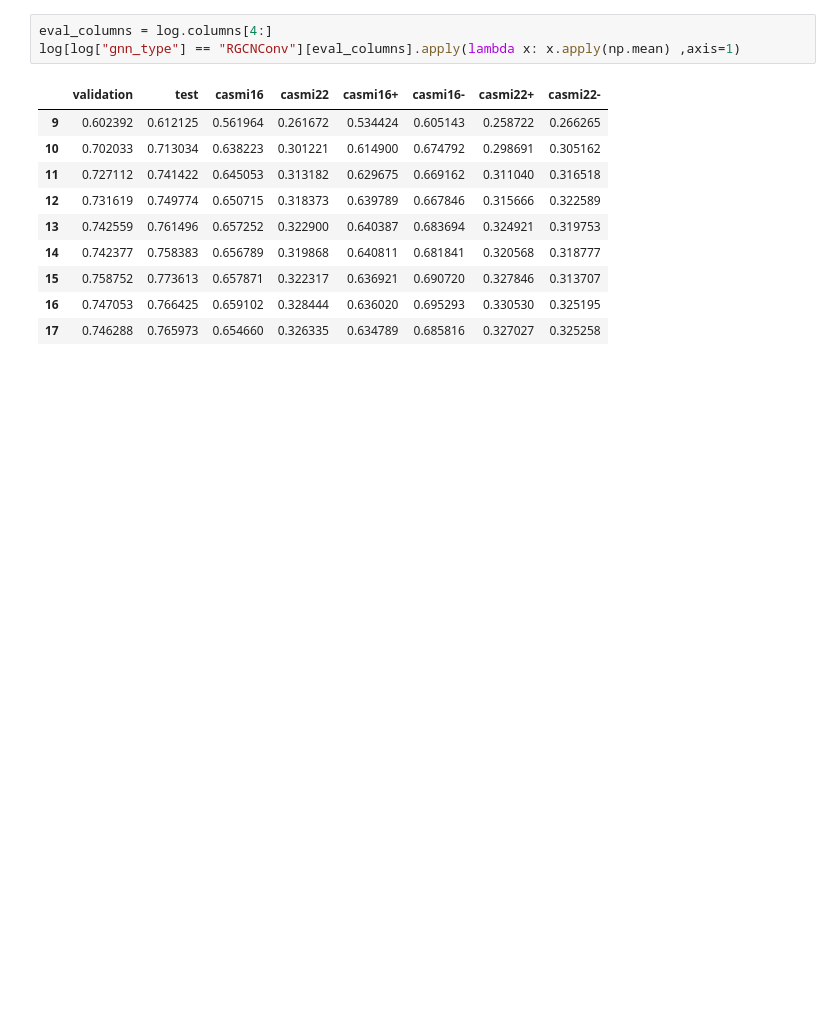
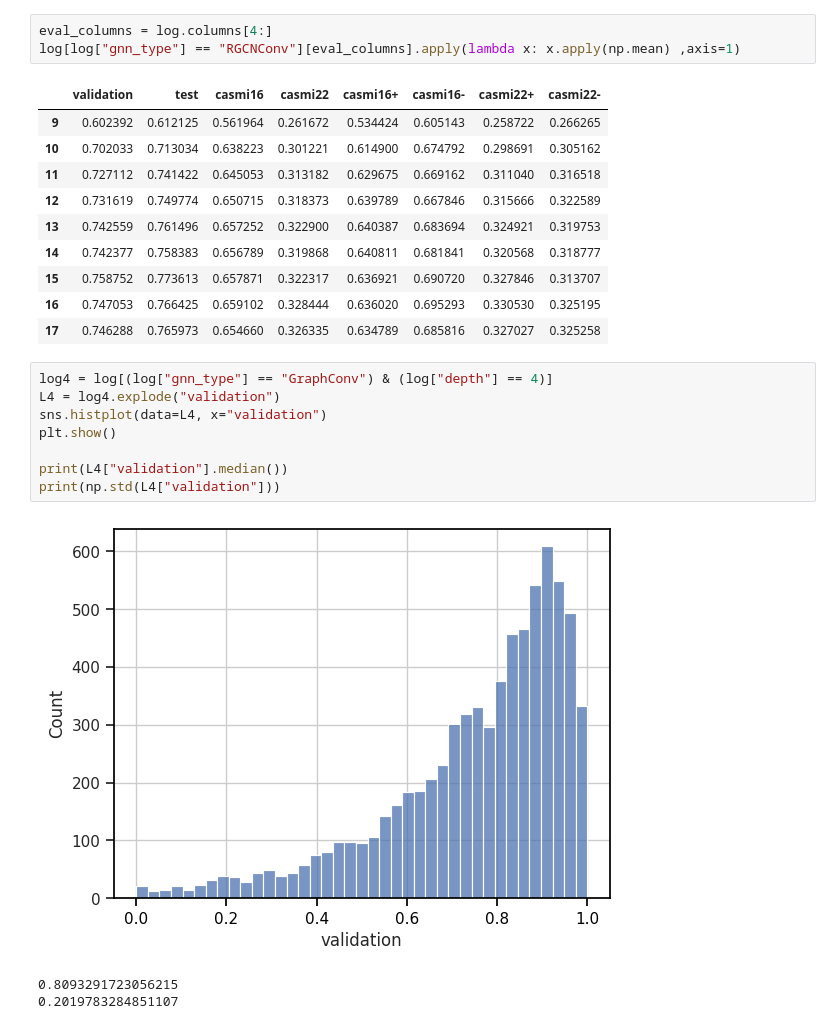
Before and after one commit to BAMeScience/fiora, a Jupyter notebook: notebooks/grid_stats.ipynb, the cells around one changed output. Cells and saved outputs as stored; diff of their text form; blank space fills up the shorter version.

```diff
--- a/notebooks/grid_stats.ipynb
+++ b/notebooks/grid_stats.ipynb
@@ -150,3 +178,15 @@ log[log["gnn_type"] == "RGCNConv"][eval_columns].apply(lambda x: x.apply(np.mean
 | 15 | 0.758752 | 0.773613 | 0.657871 | 0.322317 | 0.636921 | 0.690720 | 0.327846 | 0.313707 |
 | 16 | 0.747053 | 0.766425 | 0.659102 | 0.328444 | 0.636020 | 0.695293 | 0.330530 | 0.325195 |
 | 17 | 0.746288 | 0.765973 | 0.654660 | 0.326335 | 0.634789 | 0.685816 | 0.327027 | 0.325258 |
+# %%
+log4 = log[(log["gnn_type"] == "GraphConv") & (log["depth"] == 4)]
+L4 = log4.explode("validation")
+sns.histplot(data=L4, x="validation")
+plt.show()
+
+print(L4["validation"].median())
+print(np.std(L4["validation"]))
+# %% [output]
+[figure, added]
+0.8093291723056215
+0.2019783284851107
```
Also changed, not shown: parts of 6 cells of this notebook, 2 other files.
